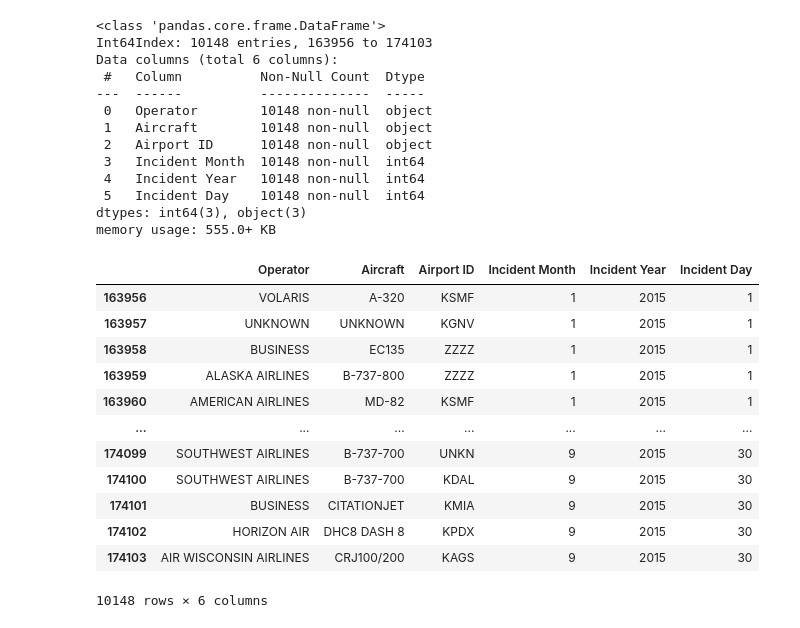
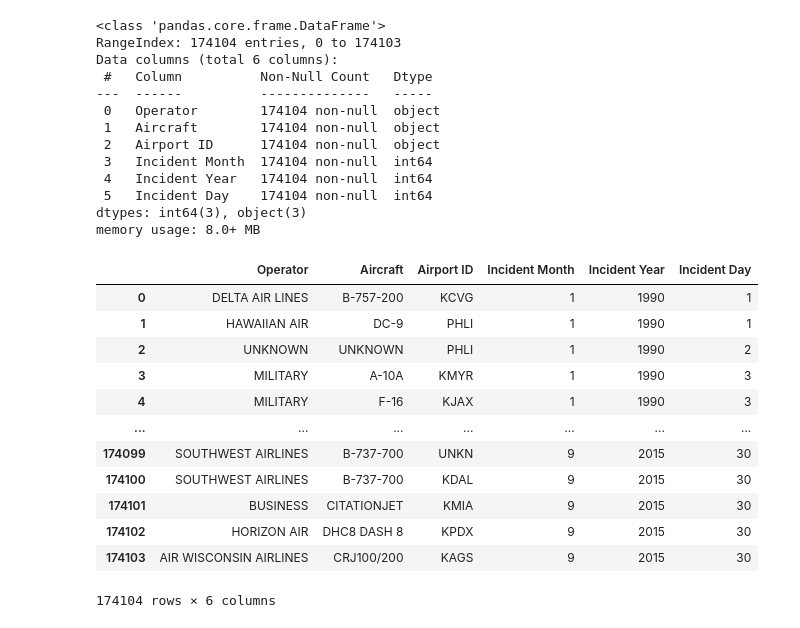
Before and after one commit to ndorazio137/jlabAirplanesHitBirds, a Jupyter notebook: AirplanesThatHitBirds.ipynb, the cells around one changed output. Saved outputs shown, nothing was run; the diff lists cells and outputs as text; code cells hidden in the pictures.

```diff
--- a/AirplanesThatHitBirds.ipynb
+++ b/AirplanesThatHitBirds.ipynb
@@ -88,46 +550,42 @@ df
 # %%
-# Kyle's work
-df3_0 = df[df['Incident Year'] > 2014].copy()
-df3 = df3_0[['Operator','Aircraft', 'Airport ID', 'Incident Month', 'Incident Year', 'Incident Day']].copy()
+# Kyle's preliminary plot
+df3 = df[['Operator','Aircraft', 'Airport ID', 'Incident Month', 'Incident Year', 'Incident Day']].copy()
 # The following few lines would only need to be present if we were predicting Aircraft or Airport ID.
 #df3 = df3.loc[df['Aircraft'] != 'UNKNOWN']
 #df3 = df3.loc[df['Airport ID'] != 'UNKN']
 #df3 = df3.loc[df['Airport ID'] != 'ZZZZ']
-
 df3.dropna(axis=0)
 df3.info()
-
 df3['Incident Month'].value_counts().sort_index()
-
 df3.isna().sum().sum()
 df3
 # %% [output]
 <class 'pandas.core.frame.DataFrame'>
-Int64Index: 10148 entries, 163956 to 174103
+RangeIndex: 174104 entries, 0 to 174103
 Data columns (total 6 columns):
- #   Column          Non-Null Count  Dtype
----  ------          --------------  -----
- 0   Operator        10148 non-null  object
- 1   Aircraft        10148 non-null  object
- 2   Airport ID      10148 non-null  object
- 3   Incident Month  10148 non-null  int64
- 4   Incident Year   10148 non-null  int64
- 5   Incident Day    10148 non-null  int64
+ #   Column          Non-Null Count   Dtype
+---  ------          --------------   -----
+ 0   Operator        174104 non-null  object
+ 1   Aircraft        174104 non-null  object
+ 2   Airport ID      174104 non-null  object
+ 3   Incident Month  174104 non-null  int64
+ 4   Incident Year   174104 non-null  int64
+ 5   Incident Day    174104 non-null  int64
 dtypes: int64(3), object(3)
-memory usage: 555.0+ KB
+memory usage: 8.0+ MB
 |  | Operator | Aircraft | Airport ID | Incident Month | Incident Year | Incident Day |
-| 163956 | VOLARIS | A-320 | KSMF | 1 | 2015 | 1 |
-| 163957 | UNKNOWN | UNKNOWN | KGNV | 1 | 2015 | 1 |
-| 163958 | BUSINESS | EC135 | ZZZZ | 1 | 2015 | 1 |
-| 163959 | ALASKA AIRLINES | B-737-800 | ZZZZ | 1 | 2015 | 1 |
-| 163960 | AMERICAN AIRLINES | MD-82 | KSMF | 1 | 2015 | 1 |
+| 0 | DELTA AIR LINES | B-757-200 | KCVG | 1 | 1990 | 1 |
+| 1 | HAWAIIAN AIR | DC-9 | PHLI | 1 | 1990 | 1 |
+| 2 | UNKNOWN | UNKNOWN | PHLI | 1 | 1990 | 2 |
+| 3 | MILITARY | A-10A | KMYR | 1 | 1990 | 3 |
+| 4 | MILITARY | F-16 | KJAX | 1 | 1990 | 3 |
 | ... | ... | ... | ... | ... | ... | ... |
 | 174099 | SOUTHWEST AIRLINES | B-737-700 | UNKN | 9 | 2015 | 30 |
 | 174100 | SOUTHWEST AIRLINES | B-737-700 | KDAL | 9 | 2015 | 30 |
 | 174101 | BUSINESS | CITATIONJET | KMIA | 9 | 2015 | 30 |
 | 174102 | HORIZON AIR | DHC8 DASH 8 | KPDX | 9 | 2015 | 30 |
 | 174103 | AIR WISCONSIN AIRLINES | CRJ100/200 | KAGS | 9 | 2015 | 30 |
-10148 rows × 6 columns
+174104 rows × 6 columns
 # %%
 
 # Kyle's work
```
Also changed, not shown: parts of 86 cells of this notebook.
